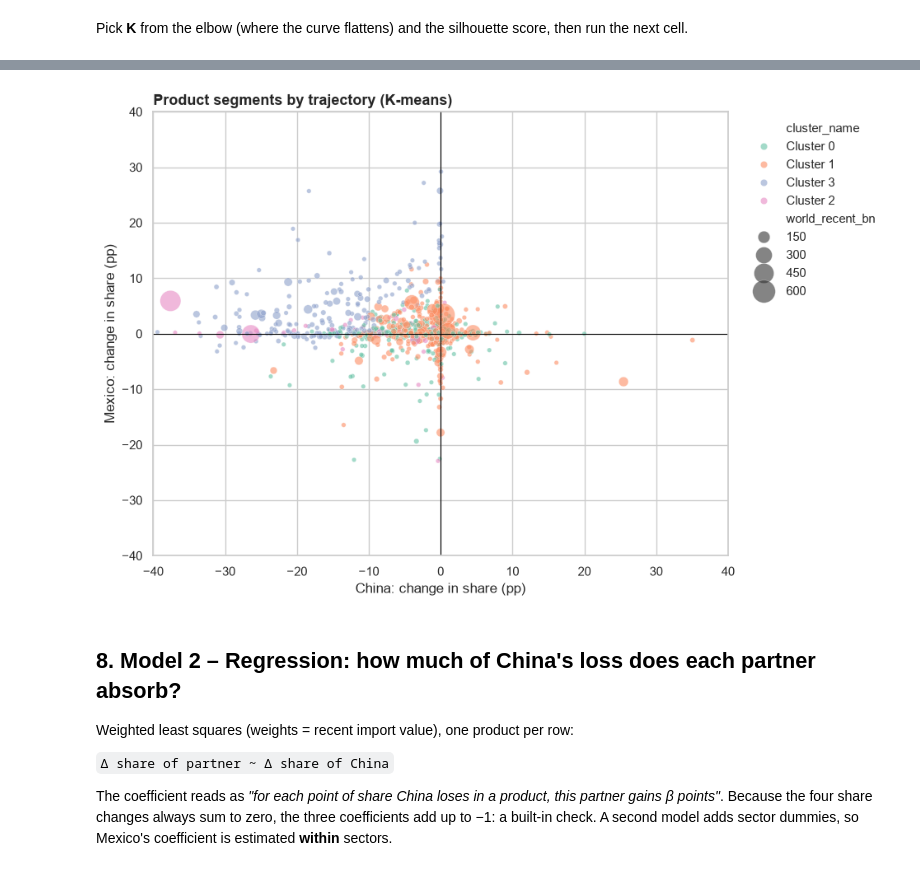
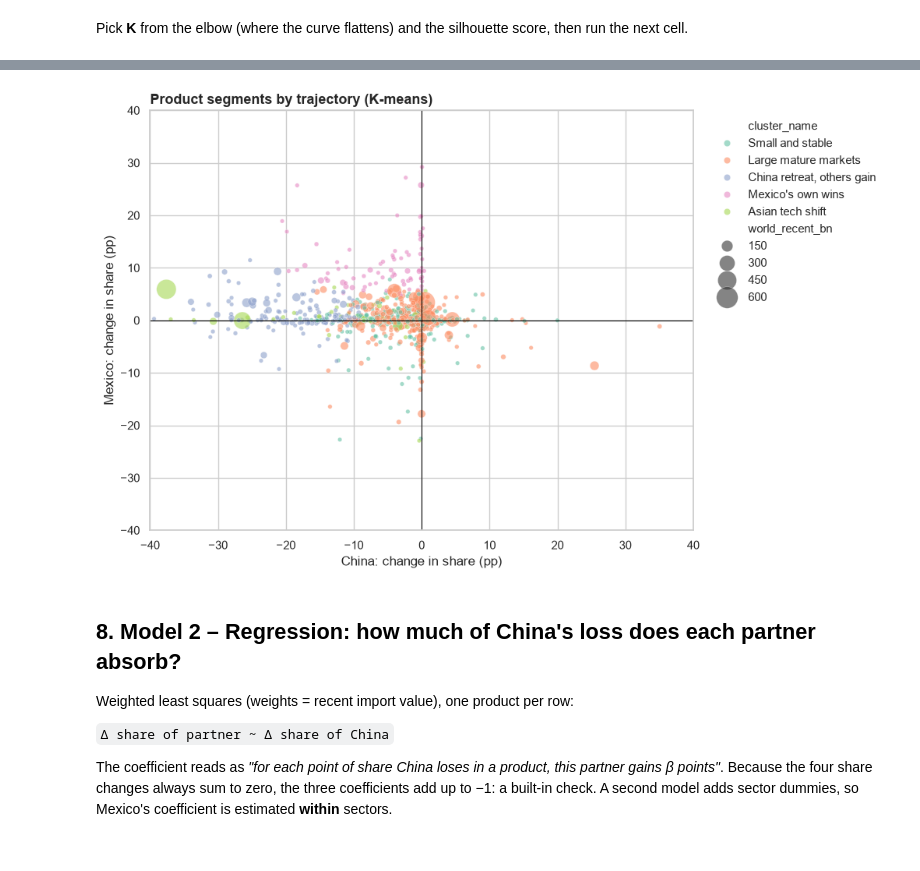
Before and after one commit to axelsn04/nearshoring-mexico-analysis, a Jupyter notebook: notebooks/03_analysis_models.ipynb, the cells around one changed output, grey strips where cells are left out. Drawn from its saved outputs; the diff is of its cells as text; code cells hidden in the pictures.

```diff
--- a/notebooks/03_analysis_models.ipynb
+++ b/notebooks/03_analysis_models.ipynb
@@ -452,7 +463,7 @@ Products clustered: 994
 # %% [markdown]
 Pick **K** from the elbow (where the curve flattens) and the silhouette score, then run the next cell.
 # %%
-K = 4                                                            # adjust after reading the charts above
+K = 5                                                            # adjust after reading the charts above
 km = KMeans(n_clusters=K, n_init=10, random_state=42).fit(X)
 km_df["cluster"] = km.labels_
 
@@ -485,22 +511,23 @@ Name each cluster from its profile (medians) and its largest products, e.g. *Mex
 # %%
-CLUSTER_NAMES = {c: f"Cluster {c}" for c in range(K)}     # replace with names, e.g. {0: "Mexico winners", ...}
+CLUSTER_NAMES = {0: "China retreat, others gain", 1: "Small and stable", 2: "Asian tech shift",
+                3: "Mexico's own wins", 4: "Large mature markets"}
 km_df["cluster_name"] = km_df["cluster"].map(CLUSTER_NAMES)
 
 fig, ax = plt.subplots(figsize=(9, 7))
 sns.scatterplot(data=km_df, x="d_share_CN_pp", y="d_share_MX_pp", hue="cluster_name",
                 size="world_recent_bn", sizes=(15, 400), alpha=0.6, palette="Set2", ax=ax)
 ax.axhline(0, color="black", lw=0.8)
 ax.axvline(0, color="black", lw=0.8)
 ax.set_xlim(-40, 40)
 ax.set_ylim(-40, 40)
 ax.set_title("Product segments by trajectory (K-means)")
 ax.set_xlabel("China: change in share (pp)")
 ax.set_ylabel("Mexico: change in share (pp)")
 ax.legend(bbox_to_anchor=(1.02, 1), loc="upper left", frameon=False)
 save(fig, "08_kmeans_clusters")
 plt.show()
 # %% [output]
-[figure, old version]
+[figure, new version]
 # %% [markdown]
 ## 8. Model 2 – Regression: how much of China's loss does each partner absorb?
 Weighted least squares (weights = recent import value), one product per row:
```
Also changed, not shown: parts of 4 cells of this notebook, 3 other files.
